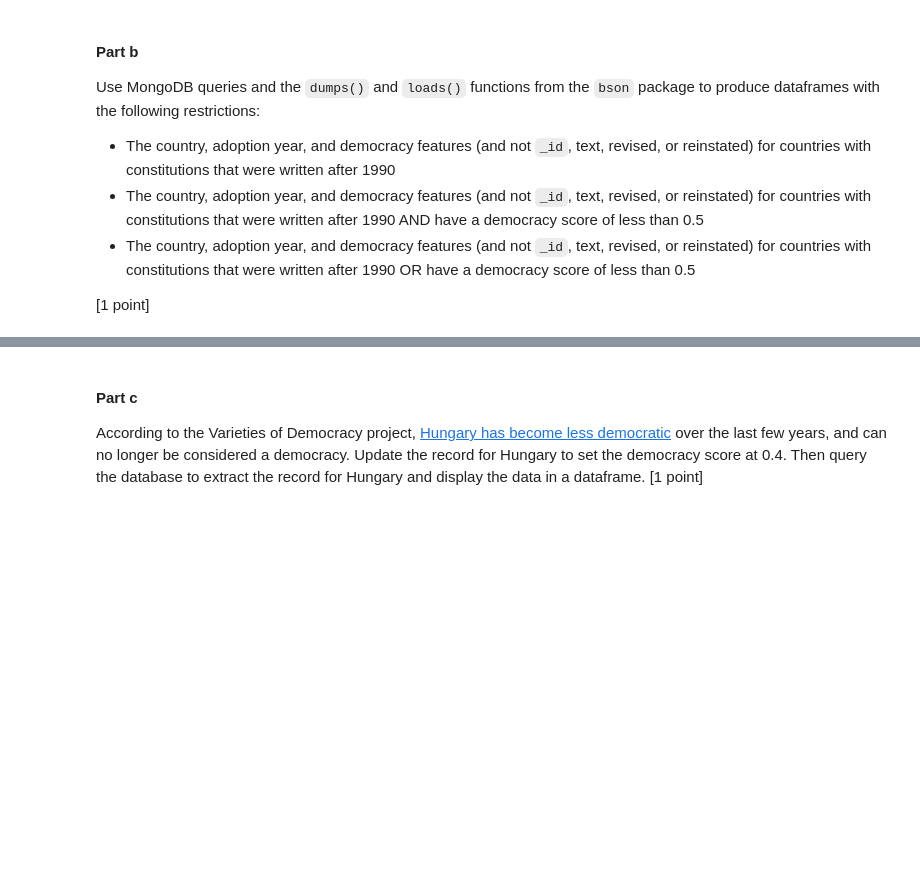
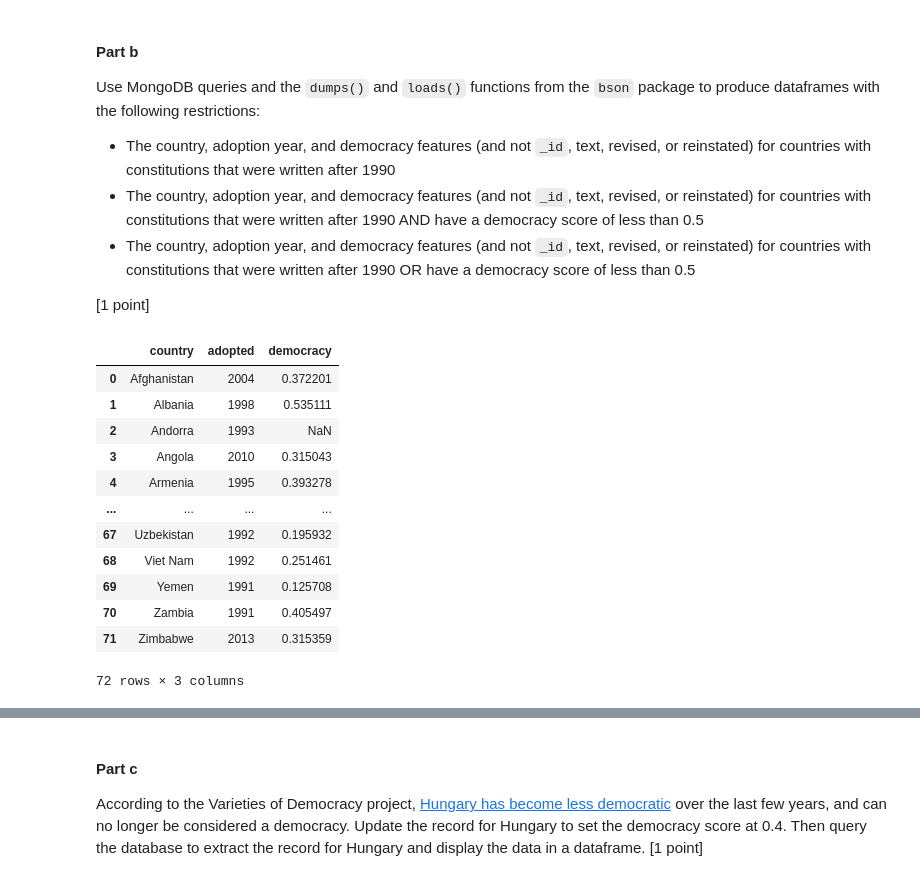
Before and after one commit to allaccountstaken/surfing_data_pipeline, a Jupyter notebook: M7/labassignment7.ipynb, the cells around one changed output, grey strips where cells are left out. Drawn from its saved outputs; the diff is of its cells as text; code cells hidden in the pictures; blank space fills up the shorter version.

```diff
--- a/M7/labassignment7.ipynb
+++ b/M7/labassignment7.ipynb
@@ -320,3 +331,23 @@ Use MongoDB queries and the `dumps()` and `loads()` functions from the `bson` pa
 * The country, adoption year, and democracy features (and not `_id`, text, revised, or reinstated) for countries with constitutions that were written after 1990 OR have a democracy score of less than 0.5
 
 [1 point]
+# %%
+# GREATER THAN
+myquery1 = {'adopted': {'$gte': 1990}}
+text1 = dumps(const_collection.find(myquery1))
+rec1 = loads(text1)
+pd.DataFrame.from_records(rec1)[['country', 'adopted', 'democracy']]
+# %% [output]
+|  | country | adopted | democracy |
+| 0 | Afghanistan | 2004 | 0.372201 |
+| 1 | Albania | 1998 | 0.535111 |
+| 2 | Andorra | 1993 | NaN |
+| 3 | Angola | 2010 | 0.315043 |
+| 4 | Armenia | 1995 | 0.393278 |
+| ... | ... | ... | ... |
+| 67 | Uzbekistan | 1992 | 0.195932 |
+| 68 | Viet Nam | 1992 | 0.251461 |
+| 69 | Yemen | 1991 | 0.125708 |
+| 70 | Zambia | 1991 | 0.405497 |
+| 71 | Zimbabwe | 2013 | 0.315359 |
+72 rows × 3 columns
```
Also changed, not shown: parts of 12 cells of this notebook, 1 other file.
